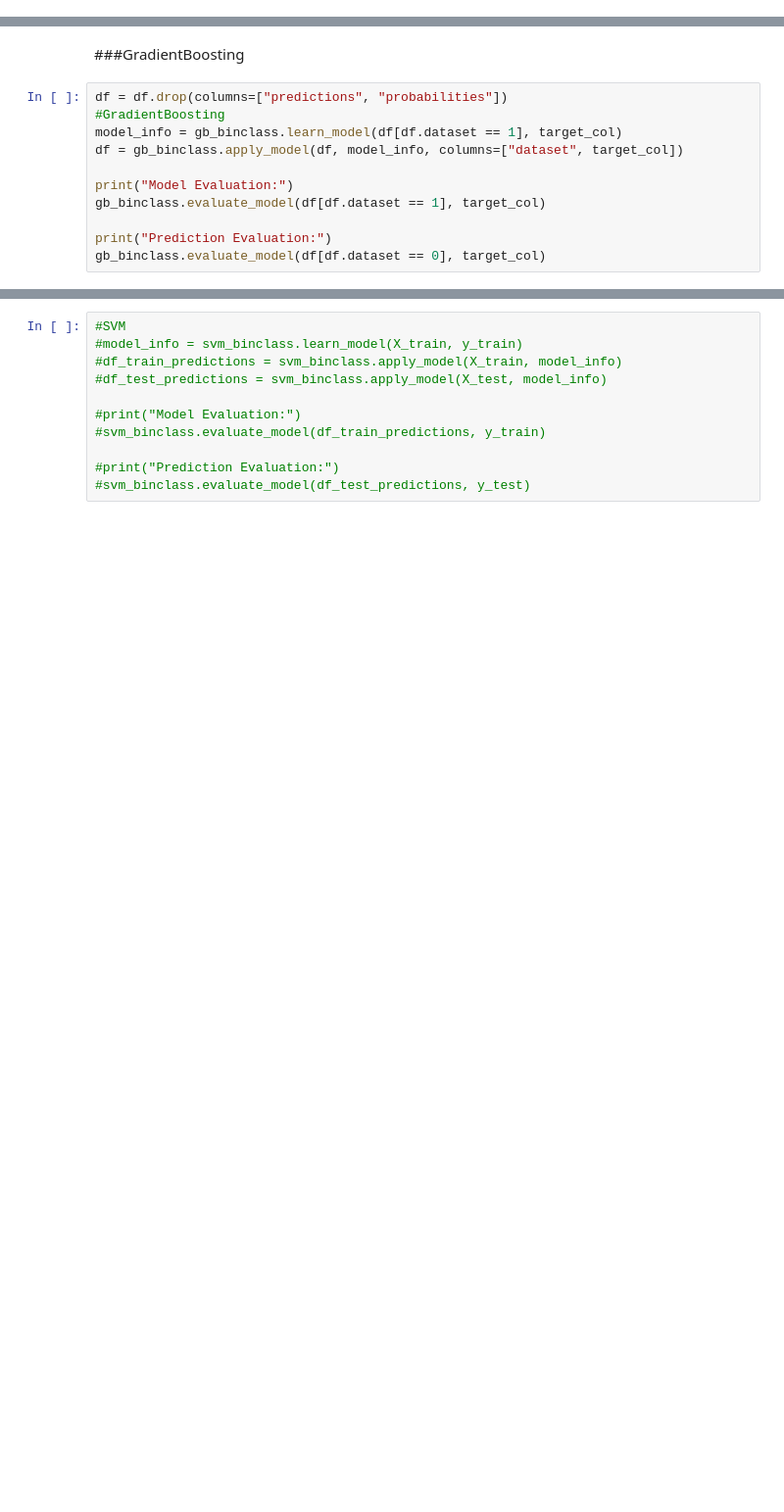
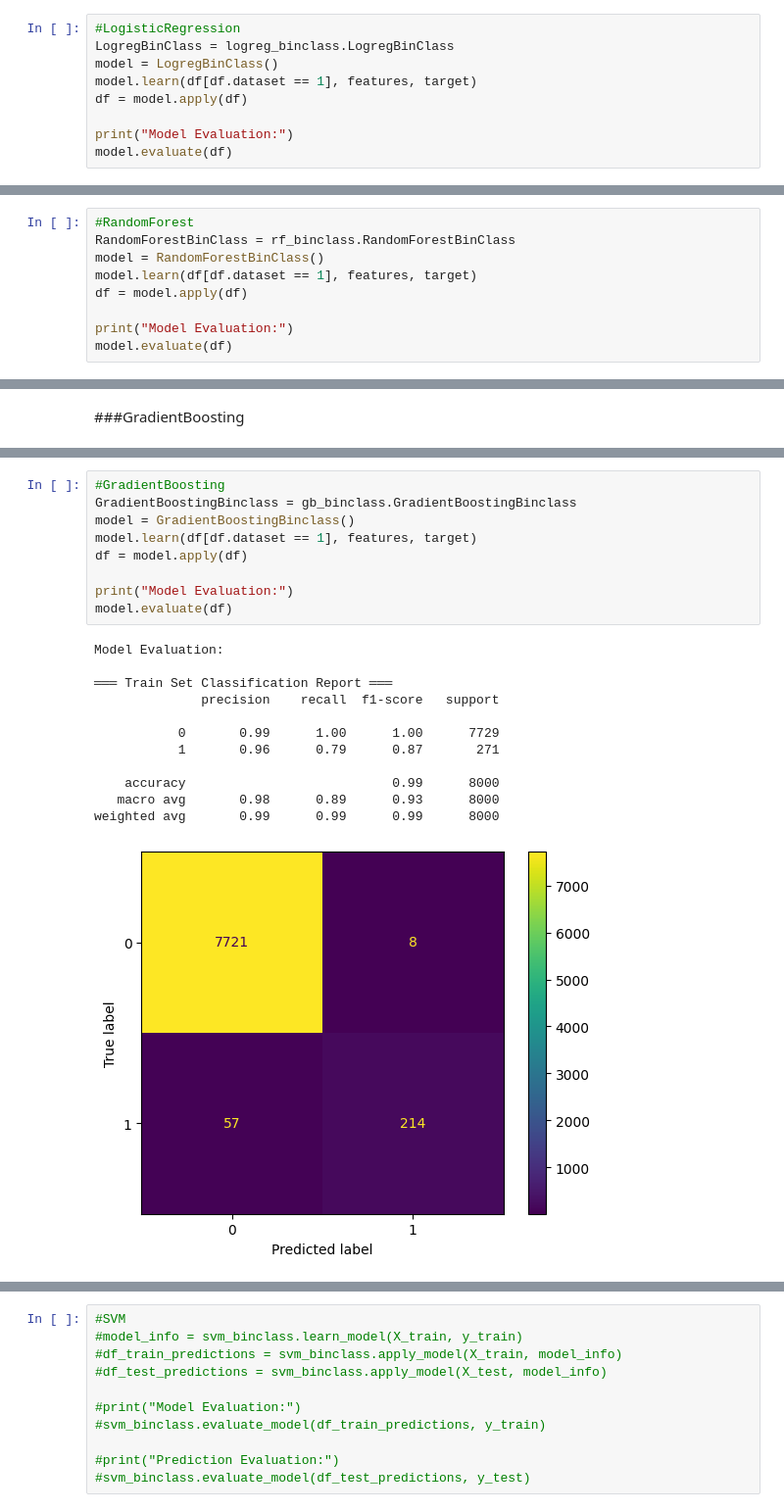
Before and after one commit to sulenurk/ds-template-oop, a Jupyter notebook: learn_pipeline_ema.ipynb, the cells around one changed output, grey strips where cells are left out. Shown at 98% size. Saved outputs shown, nothing was run; the diff lists cells and outputs as text; blank space fills up the shorter version.

```diff
--- a/learn_pipeline_ema.ipynb
+++ b/learn_pipeline_ema.ipynb
@@ -218,0 +128,9 @@ Average Precision: 0.8003
+# %%
+#LogisticRegression
+LogregBinClass = logreg_binclass.LogregBinClass
+model = LogregBinClass()
+model.learn(df[df.dataset == 1], features, target)
+df = model.apply(df)
+
+print("Model Evaluation:")
+model.evaluate(df)
@@ -218,0 +173,9 @@ Average Precision: 0.8003
+# %%
+#RandomForest
+RandomForestBinClass = rf_binclass.RandomForestBinClass
+model = RandomForestBinClass()
+model.learn(df[df.dataset == 1], features, target)
+df = model.apply(df)
+
+print("Model Evaluation:")
+model.evaluate(df)
@@ -219,13 +218,2 @@ Average Precision: 0.8003
 # %% [markdown]
 ###GradientBoosting
-# %%
-df = df.drop(columns=["predictions", "probabilities"])
-#GradientBoosting
-model_info = gb_binclass.learn_model(df[df.dataset == 1], target_col)
-df = gb_binclass.apply_model(df, model_info, columns=["dataset", target_col])
-
-print("Model Evaluation:")
-gb_binclass.evaluate_model(df[df.dataset == 1], target_col)
-
-print("Prediction Evaluation:")
-gb_binclass.evaluate_model(df[df.dataset == 0], target_col)
@@ -268,0 +220,22 @@ Average Precision: 0.7790
+# %%
+#GradientBoosting
+GradientBoostingBinclass = gb_binclass.GradientBoostingBinclass
+model = GradientBoostingBinclass()
+model.learn(df[df.dataset == 1], features, target)
+df = model.apply(df)
+
+print("Model Evaluation:")
+model.evaluate(df)
+# %% [output]
+Model Evaluation:
+
+═══ Train Set Classification Report ═══
+              precision    recall  f1-score   support
+
+           0       0.99      1.00      1.00      7729
+           1       0.96      0.79      0.87       271
+
+    accuracy                           0.99      8000
+   macro avg       0.98      0.89      0.93      8000
+weighted avg       0.99      0.99      0.99      8000
+[figure, added]
```
Also changed, not shown: parts of 26 cells of this notebook, 13 other files.
